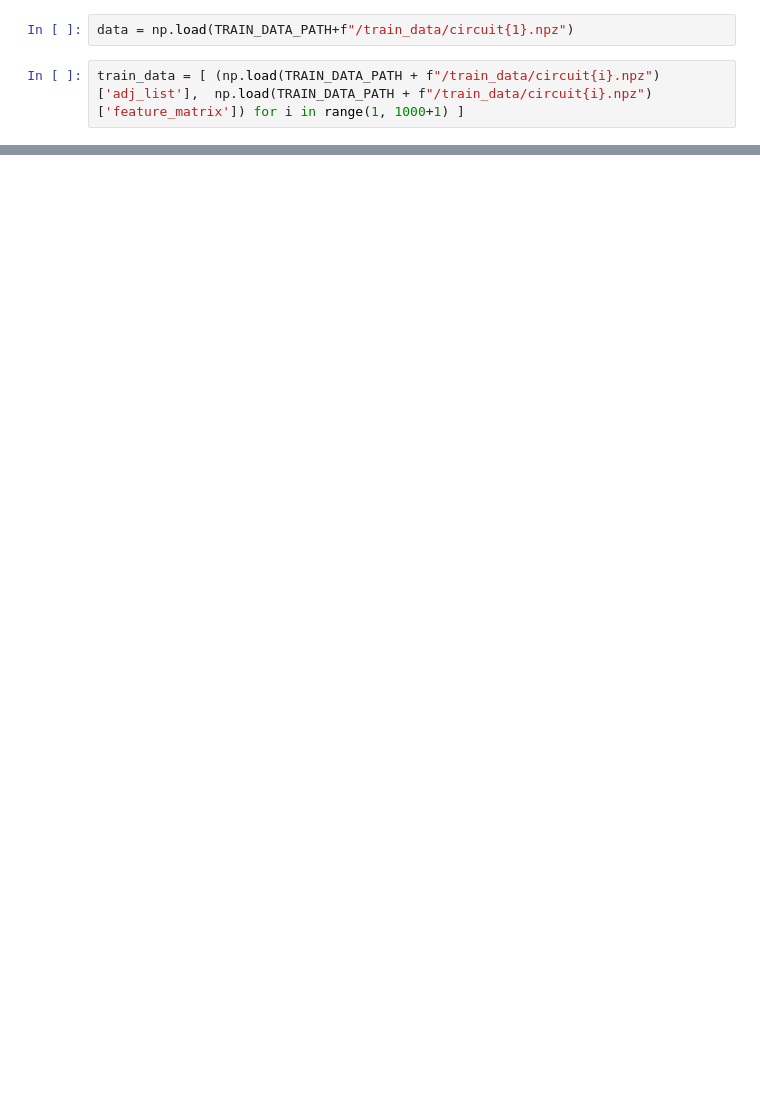
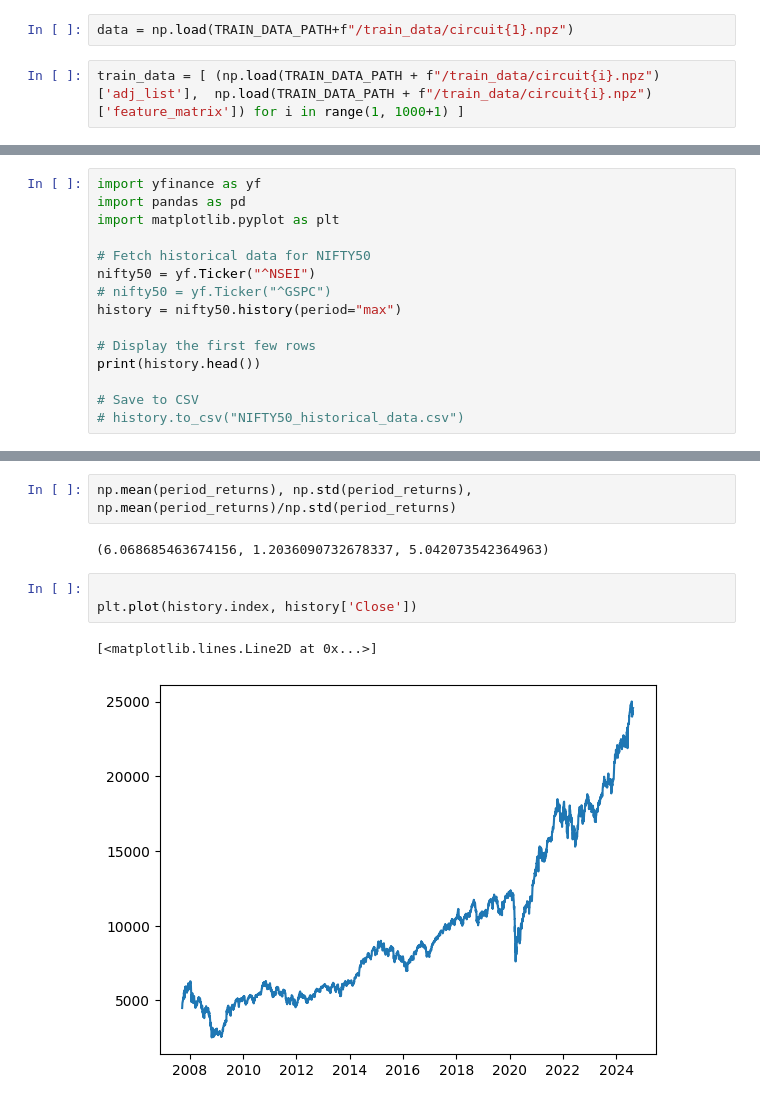
Before and after one commit to adithyasai20/Thesis, a Jupyter notebook: graph_representation_learning/try1.ipynb, the cells around one changed output, grey strips where cells are left out. Drawn from its saved outputs; the diff is of its cells as text; blank space fills up the shorter version.

```diff
--- a/graph_representation_learning/try1.ipynb
+++ b/graph_representation_learning/try1.ipynb
@@ -40,0 +78,15 @@ train_data = [ (np.load(TRAIN_DATA_PATH + f"/train_data/circuit{i}.npz")['adj_li
+# %%
+import yfinance as yf
+import pandas as pd
+import matplotlib.pyplot as plt
+
+# Fetch historical data for NIFTY50
+nifty50 = yf.Ticker("^NSEI")
+# nifty50 = yf.Ticker("^GSPC")
+history = nifty50.history(period="max")
+
+# Display the first few rows
+print(history.head())
+
+# Save to CSV
+# history.to_csv("NIFTY50_historical_data.csv")
@@ -40,0 +154,10 @@ train_data = [ (np.load(TRAIN_DATA_PATH + f"/train_data/circuit{i}.npz")['adj_li
+# %%
+np.mean(period_returns), np.std(period_returns), np.mean(period_returns)/np.std(period_returns)
+# %% [output]
+(6.068685463674156, 1.2036090732678337, 5.042073542364963)
+# %%
+
+plt.plot(history.index, history['Close'])
+# %% [output]
+[<matplotlib.lines.Line2D at 0x...>]
+[figure, added]
```
Also changed, not shown: parts of 13 cells of this notebook, 4 other files.
